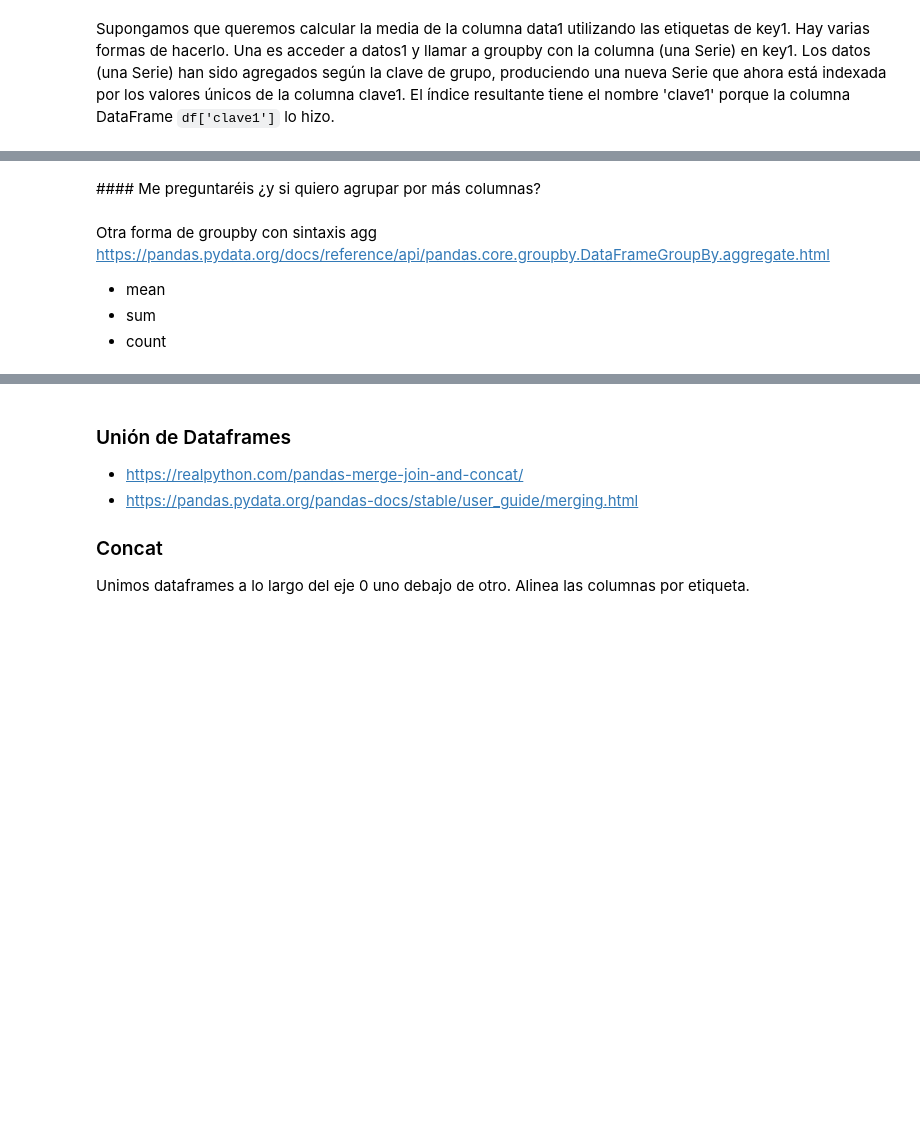
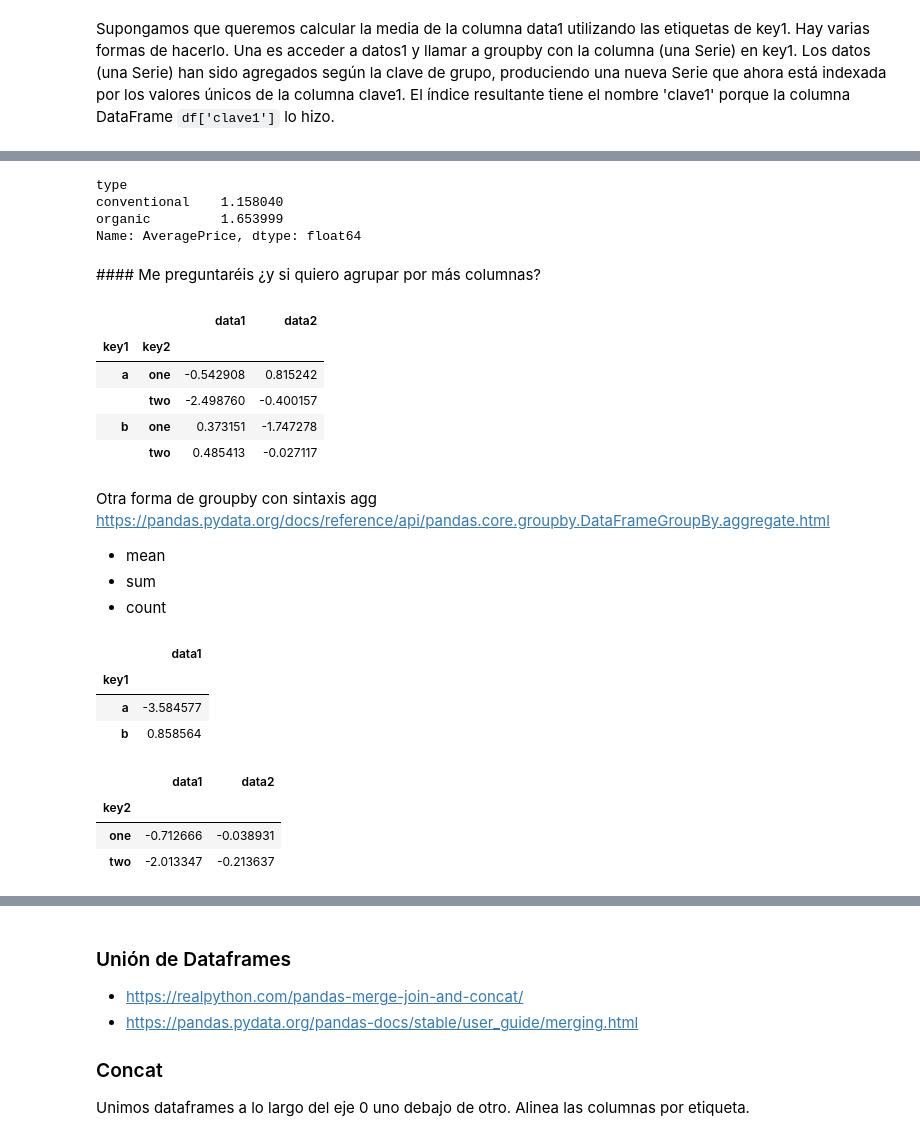
Before and after one commit to Pomilusky/apuntes_clase, a Jupyter notebook: semana_2/4-pandas.ipynb, the cells around one changed output, grey strips where cells are left out. Saved outputs shown, nothing was run; the diff lists cells and outputs as text; code cells hidden in the pictures; blank space fills up the shorter version.

```diff
--- a/semana_2/4-pandas.ipynb
+++ b/semana_2/4-pandas.ipynb
@@ -1797,5 +1845,21 @@ Los datos (una Serie) han sido agregados según la clave de grupo, produciendo u
+# %%
+avocado["AveragePrice"].groupby(avocado["type"]).mean()
+# %% [output]
+type
+conventional    1.158040
+organic         1.653999
+Name: AveragePrice, dtype: float64
 # %% [markdown]
 #### Me preguntaréis ¿y si quiero agrupar por más columnas?
+# %%
+df.groupby(["key1", "key2"]).mean()
+# %% [output]
+|  |  | data1 | data2 |
+| key1 | key2 |  |  |
+| a | one | -0.542908 | 0.815242 |
+|  | two | -2.498760 | -0.400157 |
+| b | one | 0.373151 | -1.747278 |
+|  | two | 0.485413 | -0.027117 |
 # %% [markdown]
 Otra forma de groupby con sintaxis agg
 https://pandas.pydata.org/docs/reference/api/pandas.core.groupby.DataFrameGroupBy.aggregate.html
@@ -1803,3 +1867,17 @@ https://pandas.pydata.org/docs/reference/api/pandas.core.groupby.DataFrameGroupB
 - mean
 - sum
 - count
+# %%
+df.groupby("key1").agg({"data1": "sum"})
+# %% [output]
+|  | data1 |
+| key1 |  |
+| a | -3.584577 |
+| b | 0.858564 |
+# %%
+df.groupby("key2").agg({"data1": "sum", "data2":"mean"})
+# %% [output]
+|  | data1 | data2 |
+| key2 |  |  |
+| one | -0.712666 | -0.038931 |
+| two | -2.013347 | -0.213637 |
```
Also changed, not shown: parts of 140 cells of this notebook.
